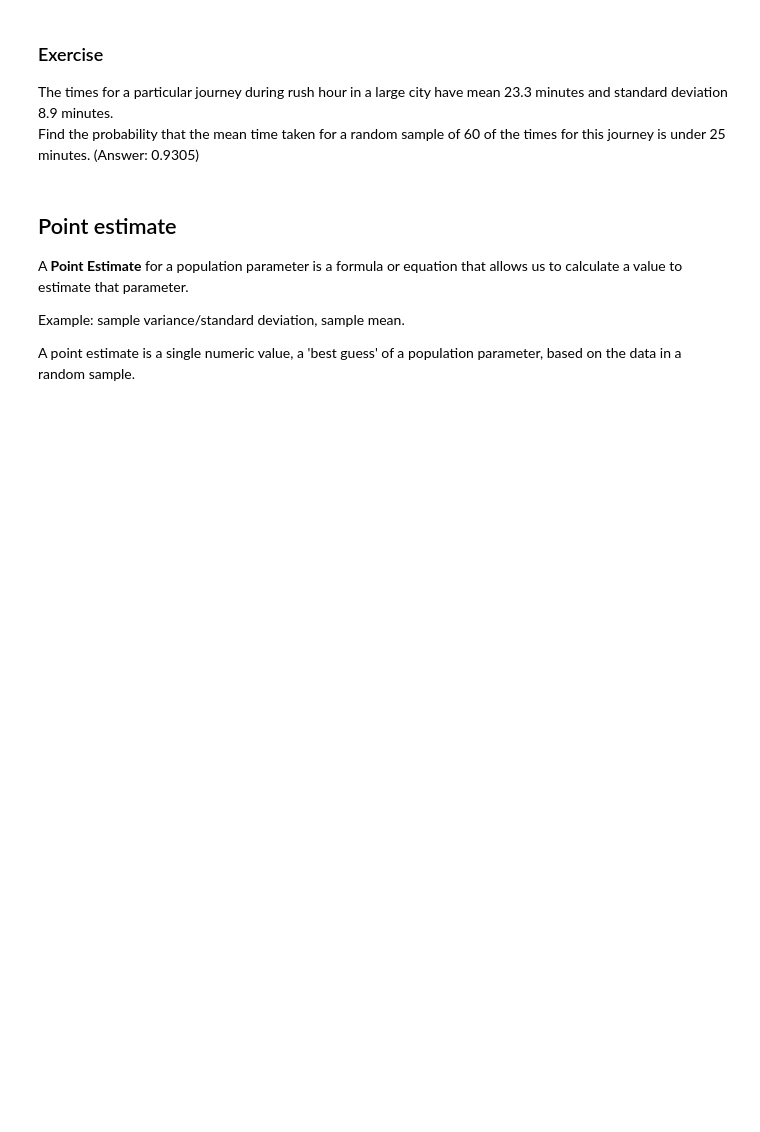
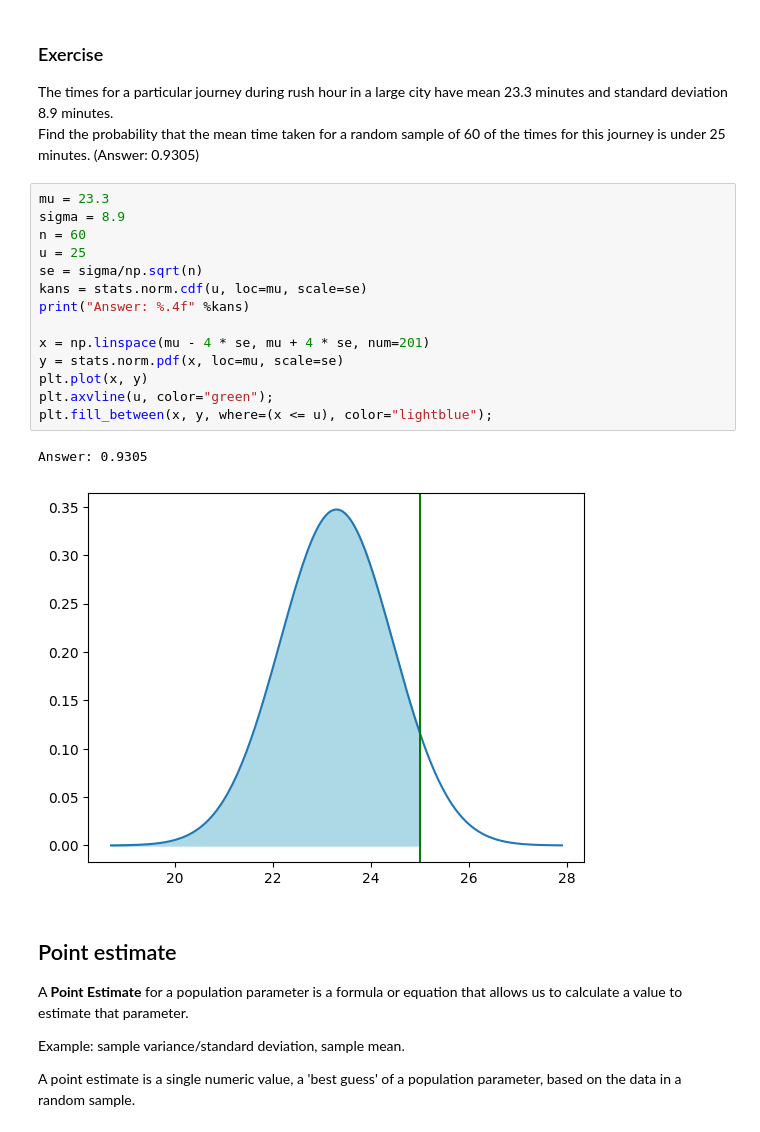
Before and after one commit to Vincent-Gielen/dsai-ex, a Jupyter notebook: 3-central-limit-testing/3.02-clt-confidence-intervals.ipynb, the cells around one changed output. Saved outputs shown, nothing was run; the diff lists cells and outputs as text; blank space fills up the shorter version.

```diff
--- a/3-central-limit-testing/3.02-clt-confidence-intervals.ipynb
+++ b/3-central-limit-testing/3.02-clt-confidence-intervals.ipynb
@@ -34,6 +51,23 @@ Even though you know nothing about the distribution of the weights of bags thems
 
 The times for a particular journey during rush hour in a large city have mean 23.3 minutes and standard deviation 8.9 minutes.
 Find the probability that the mean time taken for a random sample of 60 of the times for this journey is under 25 minutes. (Answer: 0.9305)
+# %%
+mu = 23.3
+sigma = 8.9
+n = 60
+u = 25
+se = sigma/np.sqrt(n)
+kans = stats.norm.cdf(u, loc=mu, scale=se)
+print("Answer: %.4f" %kans)
+
+x = np.linspace(mu - 4 * se, mu + 4 * se, num=201)
+y = stats.norm.pdf(x, loc=mu, scale=se)
+plt.plot(x, y)
+plt.axvline(u, color="green");
+plt.fill_between(x, y, where=(x <= u), color="lightblue");
+# %% [output]
+Answer: 0.9305
+[figure, added]
 # %% [markdown]
 ## Point estimate
 
```
Also changed, not shown: parts of 5 cells of this notebook, 1 other file.
